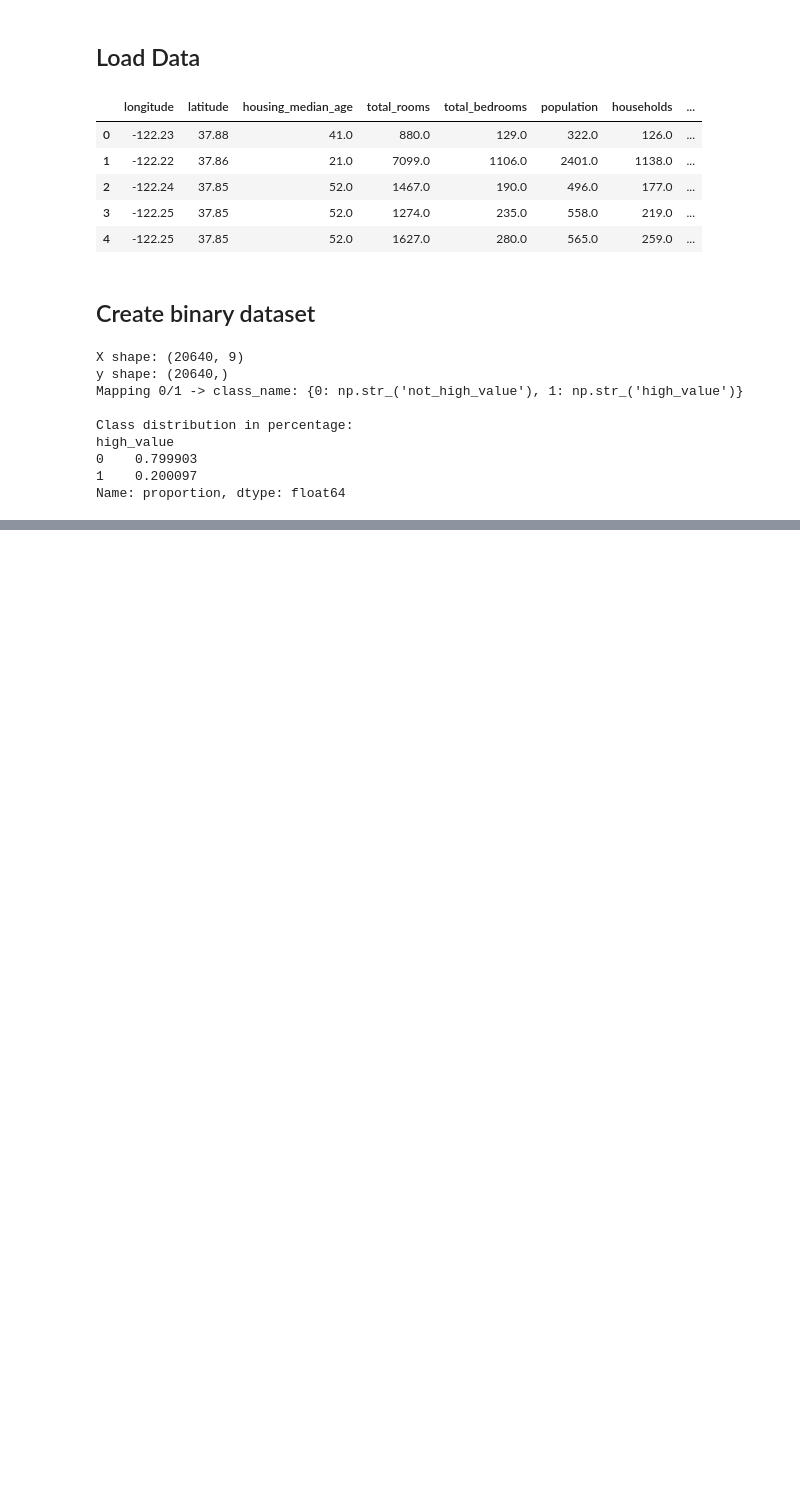
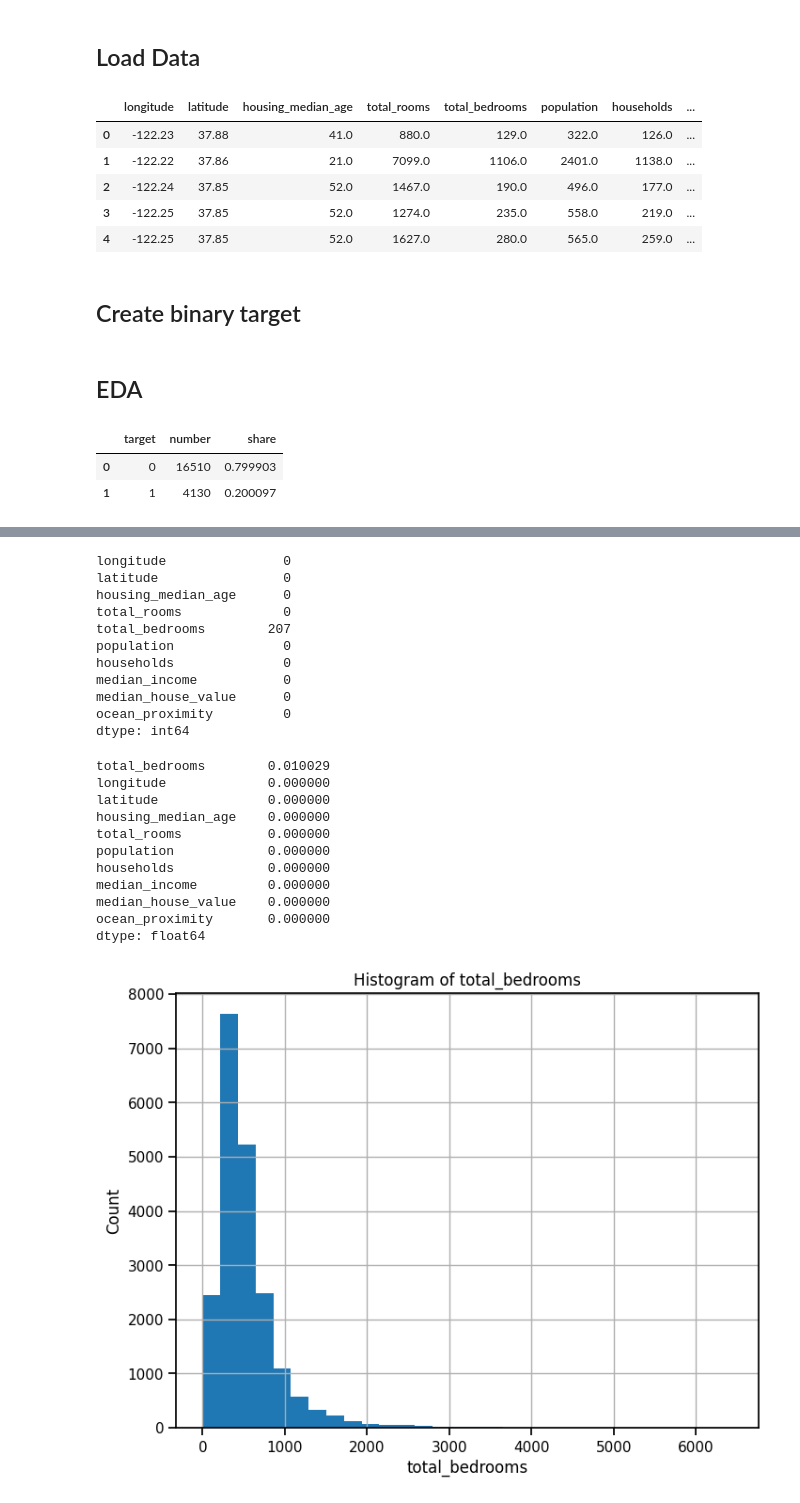
Before and after one commit to MalinMo/California-Housing, a Jupyter notebook: ML_Uppgft1_Malin_Moisander.ipynb, the cells around one changed output, grey strips where cells are left out. Cells and saved outputs as stored; diff of their text form; code cells hidden in the pictures; blank space fills up the shorter version.

```diff
--- a/ML_Uppgft1_Malin_Moisander.ipynb
+++ b/ML_Uppgft1_Malin_Moisander.ipynb
@@ -45,32 +45,44 @@ df.head()
 | 3 | -122.25 | 37.85 | 52.0 | 1274.0 | 235.0 | 558.0 | 219.0 | ... |
 | 4 | -122.25 | 37.85 | 52.0 | 1627.0 | 280.0 | 565.0 | 259.0 | ... |
 # %% [markdown]
-## Create binary dataset
+## Create binary target
 # %%
 # Binary y/target creation from top 20% of median_house_value
 threshold = df["median_house_value"].quantile(0.80)
-y = (df["median_house_value"] >= threshold).astype(int)
-y = pd.Series(y, name="high_value")
+y_full = (df["median_house_value"] >= threshold).astype(int)
+y_full = pd.Series(y_full, name="high_value")
 
 # Remove target column from features
-X = df.drop(columns=["median_house_value"])
+X_full = df.drop(columns=["median_house_value"])
 
 # Naming classes (for humans)
 target_names = np.array(["not_high_value", "high_value"])
-
-print("X shape:", X.shape)
-print("y shape:", y.shape)
-print("Mapping 0/1 -> class_name:", dict(enumerate(target_names)))
-
-print("\nClass distribution in percentage:")
-print(y.value_counts(normalize=True))
-# %% [output]
-X shape: (20640, 9)
-y shape: (20640,)
-Mapping 0/1 -> class_name: {0: np.str_('not_high_value'), 1: np.str_('high_value')}
-
-Class distribution in percentage:
-high_value
-0    0.799903
-1    0.200097
-Name: proportion, dtype: float64
+# %% [markdown]
+## EDA
+# %%
+counts = pd.Series(y_full).value_counts().sort_index()
+display(pd.DataFrame({
+    "target": counts.index,
+    "number": counts.values,
+    "share": (counts.values / counts.values.sum())
+}))
+
+display(X_full.describe())
+
+display(df.isna().sum())
+display(df.isna().mean().sort_values(ascending=False))
+
+X_full["total_bedrooms"].hist(bins=30, figsize=(8, 6))
+plt.title("Histogram of total_bedrooms")
+plt.xlabel("total_bedrooms")
+plt.ylabel("Count")
+plt.show()
+
+X_full.select_dtypes(include="number").plot(kind="box", figsize=(8, 6))
+plt.title("Boxplot of numerical features")
+plt.xticks(rotation=45)
+plt.show()
+# %% [output]
+|  | target | number | share |
+| 0 | 0 | 16510 | 0.799903 |
+| 1 | 1 | 4130 | 0.200097 |
@@ -76,0 +98,23 @@ Name: proportion, dtype: float64
+longitude               0
+latitude                0
+housing_median_age      0
+total_rooms             0
+total_bedrooms        207
+population              0
+households              0
+median_income           0
+median_house_value      0
+ocean_proximity         0
+dtype: int64
+total_bedrooms        0.010029
+longitude             0.000000
+latitude              0.000000
+housing_median_age    0.000000
+total_rooms           0.000000
+population            0.000000
+households            0.000000
+median_income         0.000000
+median_house_value    0.000000
+ocean_proximity       0.000000
+dtype: float64
+[figure, added]
```
Also changed, not shown: parts of 4 cells of this notebook.
